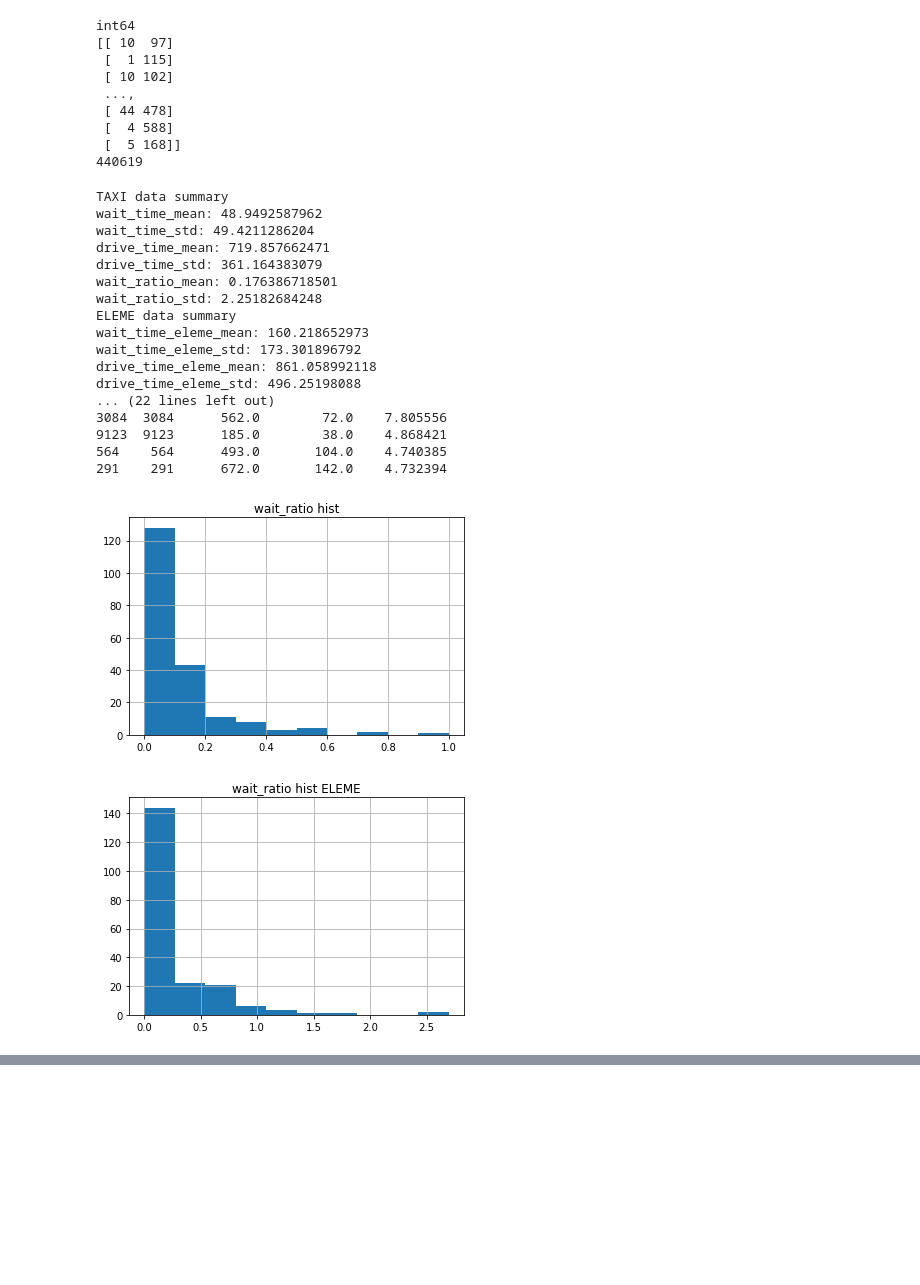
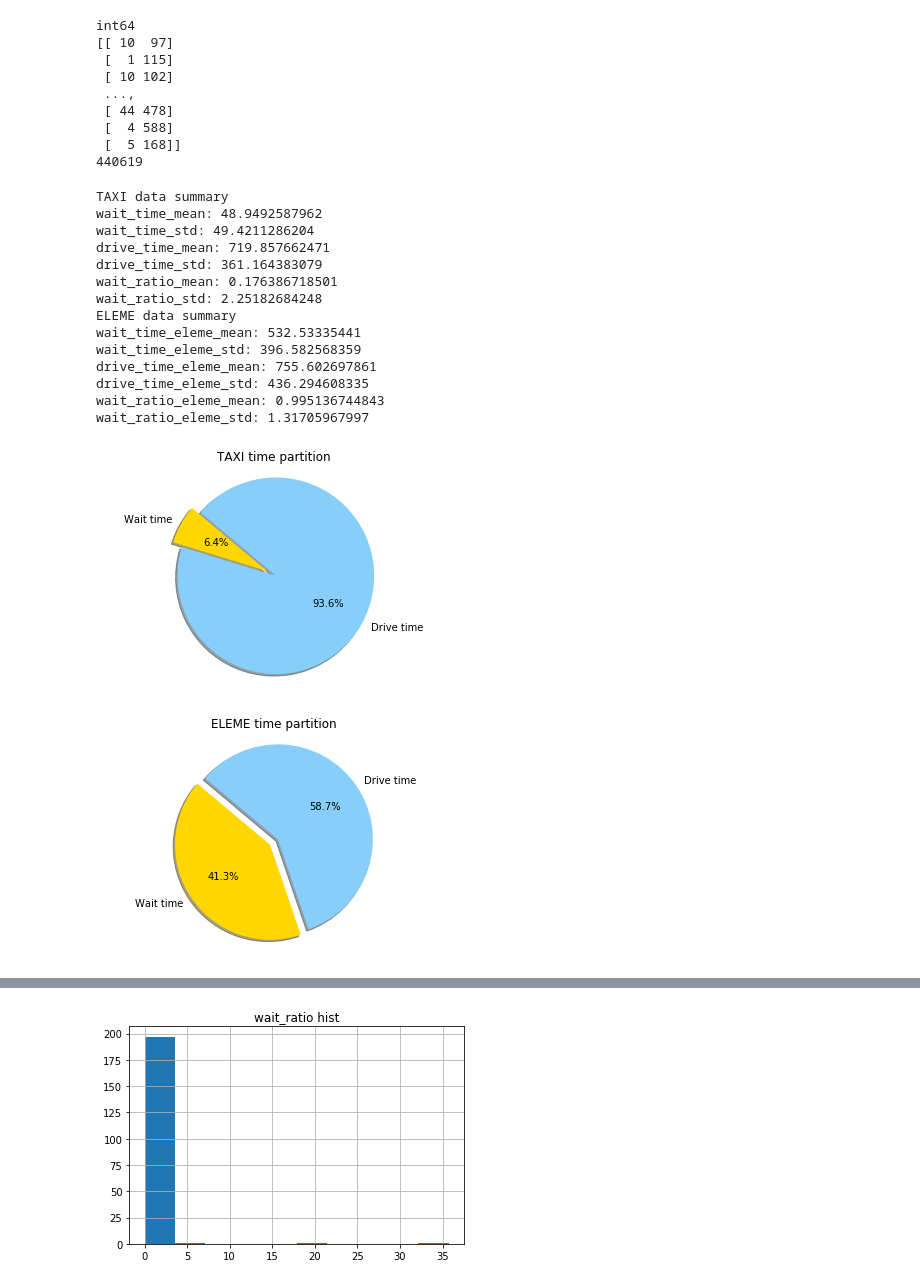
Before and after one commit to dymodi/dymodi.github.io, a Jupyter notebook: Research/Beacon/src/taxi_rider_compare.ipynb, the cells around one changed output, grey strips where cells are left out. Saved outputs shown, nothing was run; the diff lists cells and outputs as text; code cells hidden in the pictures; blank space fills up the shorter version.

```diff
--- a/Research/Beacon/src/taxi_rider_compare.ipynb
+++ b/Research/Beacon/src/taxi_rider_compare.ipynb
@@ -242,28 +242,40 @@ int64
 #         num_longer_than_1hour = num_longer_than_1hour + 1
 # print(num_longer_than_1hour)
 
-
-
-
-
-
 # Print result
 # Taxi
 print('TAXI data summary')
-print('wait_time_mean:', wait_time_mean)
-print('wait_time_std:', wait_time_std)
-print('drive_time_mean:', drive_time_mean)
-print('drive_time_std:', drive_time_std)
-print('wait_ratio_mean:', wait_ratio_mean)
-print('wait_ratio_std:', wait_ratio_std)
+print('wait_time_mean:',df_timediff.wait_time.mean())
+print('wait_time_std:', df_timediff.wait_time.std())
+print('drive_time_mean:', df_timediff.drive_time.mean())
+print('drive_time_std:', df_timediff.drive_time.std())
+print('wait_ratio_mean:', df_timediff.wait_ratio.mean())
+print('wait_ratio_std:', df_timediff.wait_ratio.std())
 # ELEME
 print('ELEME data summary')
-print('wait_time_eleme_mean:', wait_time_eleme_mean)
-print('wait_time_eleme_std:', wait_time_eleme_std)
-print('drive_time_eleme_mean:', drive_time_eleme_mean)
-print('drive_time_eleme_std:', drive_time_eleme_std)
-print('wait_ratio_eleme_mean:', wait_ratio_eleme_mean)
-print('wait_ratio_eleme_std:', wait_ratio_eleme_std)
+print('wait_time_eleme_mean:', df_timediff_eleme.wait_time.mean())
+print('wait_time_eleme_std:', df_timediff_eleme.wait_time.std())
+print('drive_time_eleme_mean:', df_timediff_eleme.drive_time.mean())
+print('drive_time_eleme_std:', df_timediff_eleme.drive_time.std())
+print('wait_ratio_eleme_mean:', df_timediff_eleme.wait_ratio.mean())
+print('wait_ratio_eleme_std:', df_timediff_eleme.wait_ratio.std())
+
+# Pie Chart
+# Taxi
+labels = ['Wait time', 'Drive time']
+sizes = [df_timediff.wait_time.mean(),df_timediff.drive_time.mean()]
+colors = ['gold','lightskyblue']
+explode = (0.1, 0)
+plt.pie(sizes, explode=explode, labels=labels, colors=colors, autopct='%1.1f%%', shadow=True, startangle=140)
+plt.axis('equal')
+plt.title('TAXI time partition')
+plt.show()
+# Eleme
+sizes = [df_timediff_eleme.wait_time.mean(),df_timediff_eleme.drive_time.mean()]
+plt.pie(sizes, explode=explode, labels=labels, colors=colors, autopct='%1.1f%%', shadow=True, startangle=140)
+plt.axis('equal')
+plt.title('ELEME time partition')
+plt.show()
 
 
 # # Get some sample to have a insight
@@ -271,41 +283,38 @@ print('wait_ratio_eleme_std:', wait_ratio_eleme_std)
 timediff_sample = df_timediff.sample(n=200)
 # print(timediff_sample)
 print('timediff_sort sample order by wait_ratio desc')
 timediff_sort = df_timediff.sort_values(by='wait_ratio', ascending=False)
 print(timediff_sort.head(10))
 # ELEME
 timediff_eleme_sample = df_timediff_eleme.sample(n=200)
 print('timediff_eleme_sort sample order by wait_ratio desc ELEME')
 timediff_eleme_sort = df_timediff_eleme.sort_values(by='wait_ratio', ascending=False)
 print(timediff_eleme_sort.head(10))
 # 为什么wait_ratio的mean和std是inf和nan？
 
 # # Hist of wait time
 # Taix
 timediff_sample.hist('wait_ratio', bins=10)
 plt.title('wait_ratio hist')
 plt.show()
 # ELEME
 timediff_eleme_sample.hist('wait_ratio', bins=10)
 plt.title('wait_ratio hist ELEME')
 plt.show()
 # %% [output]
 TAXI data summary
 wait_time_mean: 48.9492587962
 wait_time_std: 49.4211286204
 drive_time_mean: 719.857662471
 drive_time_std: 361.164383079
 wait_ratio_mean: 0.176386718501
 wait_ratio_std: 2.25182684248
 ELEME data summary
-wait_time_eleme_mean: 160.218652973
-wait_time_eleme_std: 173.301896792
-drive_time_eleme_mean: 861.058992118
-drive_time_eleme_std: 496.25198088
-... (22 lines left out)
-3084  3084      562.0        72.0    7.805556
-9123  9123      185.0        38.0    4.868421
-564    564      493.0       104.0    4.740385
-291    291      672.0       142.0    4.732394
+wait_time_eleme_mean: 532.53335441
+wait_time_eleme_std: 396.582568359
+drive_time_eleme_mean: 755.602697861
+drive_time_eleme_std: 436.294608335
+wait_ratio_eleme_mean: 0.995136744843
+wait_ratio_eleme_std: 1.31705967997
-[figure, old version]
+[figure, new version]
-[figure, old version]
+[figure, new version]
@@ -311,0 +338 @@ drive_time_eleme_std: 496.25198088
+[figure, added]
```
Also changed, not shown: parts of 1 cell of this notebook, 3 other files.
